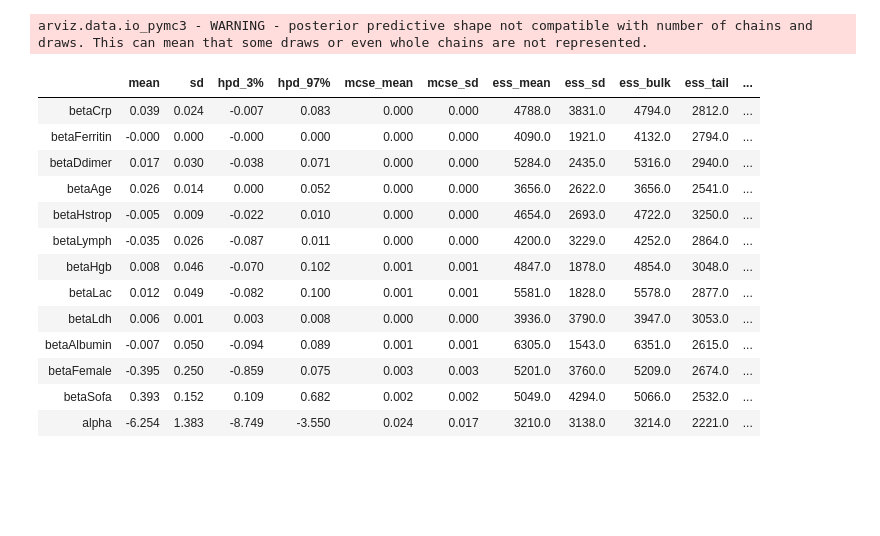
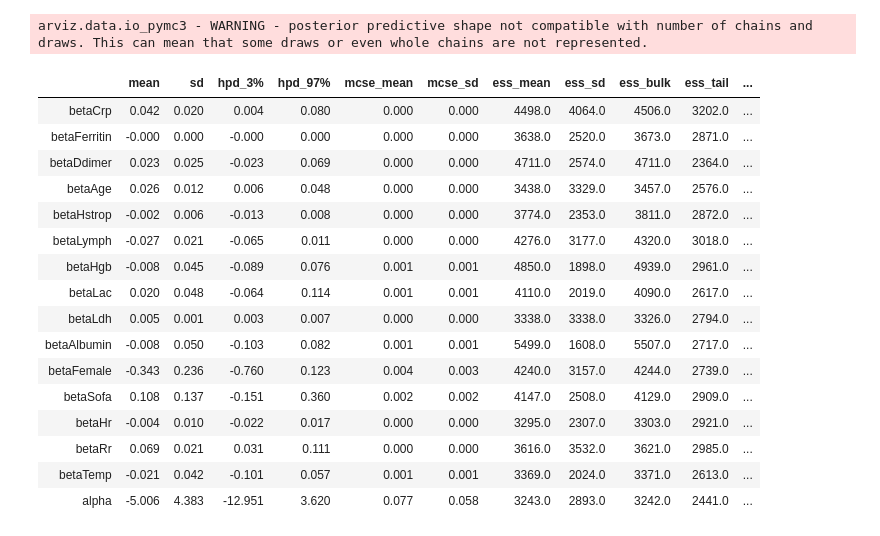
Before and after one commit to jburke5/edCovidRiskPrediction, a Jupyter notebook: buildModelFromUMDataNotebook.ipynb, the cells around one changed output. Saved outputs shown, nothing was run; the diff lists cells and outputs as text; code cells hidden in the pictures; blank space fills up the shorter version.

```diff
--- a/buildModelFromUMDataNotebook.ipynb
+++ b/buildModelFromUMDataNotebook.ipynb
@@ -100,7 +120,8 @@ imputedData = mice.MICEData(rawData)
 
 for var in ['AGE_AT_VISIT_YRS', 'female', 'TRIAGE_SBP', 'TRIAGE_DBP', 'ED_LAB_CRP', 'ED_LAB_DDIMER',
             'ED_LAB_FERRITIN', 'ED_LAB_CBC_PLT', 'ED_LAB_CMP_CR', 'ED_LAB_CMP_TBILI', 'ED_LAB_HSTROP0',
-            'ED_LAB_IL6', 'ED_LAB_CBC_LYM', 'ED_LAB_CBC_HGB', 'ED_LAB_VBG_LAC', 'ED_LAB_LDH', 'ED_LAB_CMP_ALB']:
+            'ED_LAB_IL6', 'ED_LAB_CBC_LYM', 'ED_LAB_CBC_HGB', 'ED_LAB_VBG_LAC', 'ED_LAB_LDH', 'ED_LAB_CMP_ALB',
+            'TRIAGE_HR', 'TRIAGE_RR',  'TRIAGE_TEMP']:
     imputedData.set_imputer(var, formula=ols_formula(rawData, var))
 
 imputedData.update_all(20)
@@ -114,7 +135,8 @@ cleanedData.rename(columns={'AGE_AT_VISIT_YRS' : 'age', 'TRIAGE_SBP' : 'sbp', 'T
                             'ED_LAB_CMP_TBILI' : 'tbili', 'ED_LAB_HSTROP0' : 'hsTrop',
                             'ED_LAB_IL6' : 'il6', 'ED_LAB_CBC_LYM' : 'lymph',
                             'ED_LAB_CBC_HGB': 'hgb', 'ED_LAB_VBG_LAC':'lac', 'ED_LAB_LDH':'ldh',
-                            'ED_LAB_CMP_ALB': 'albumin'}, inplace=True)
+                            'ED_LAB_CMP_ALB': 'albumin', 'TRIAGE_HR':'hr',
+                           'TRIAGE_RR':'rr', 'TRIAGE_TEMP':'temp'}, inplace=True)
 # %%
 cleanedData
 # %% [output]
@@ -161,7 +183,7 @@ cleanedData['creatCat'] = pd.cut(cleanedData.creatinine, [0, 1.19, 1.99, 3.49, 4
 cleanedData['sofa'] = cleanedData.sofa + cleanedData.creatCat
 # %%
 modelData = cleanedData[['age', 'female', 'crp','dDimer', 'ferritin', 'hsTrop','icu', 'sofa',
-                         'lymph', 'hgb', 'lac', 'ldh', 'albumin']]
+                         'lymph', 'hgb', 'lac', 'ldh', 'albumin', 'hr', 'rr', 'temp']]
 # %%
 modelData.head()
 # %% [output]
@@ -182,7 +204,7 @@ import pymc3 as pm
 def getBetaNameForLab(lab):
     return 'beta' + lab.capitalize()
 
-labs = ['crp', 'dDimer', 'ferritin', 'hsTrop', 'hgb', 'lac', 'ldh', 'albumin']
+labs = ['crp', 'dDimer', 'ferritin', 'hsTrop', 'hgb', 'lac', 'ldh', 'albumin', 'hr', 'rr', 'temp']
 
 with pm.Model() as logitICUWIthPriors:
     alpha = pm.Normal('alpha', mu=0, sd=10)
@@ -288,22 +315,25 @@ arviz.data.io_pymc3 - WARNING - posterior predictive shape not compatible with n
 # %%
 az.summary(trace_ICU, var_names=['betaCrp', 'betaFerritin', 'betaDdimer', 'betaAge', 'betaHstrop',
                                       'betaLymph', 'betaHgb', 'betaLac', 'betaLdh', 'betaAlbumin',
-                                      'betaFemale', 'betaSofa', 'alpha' ])
+                                      'betaFemale', 'betaSofa', 'betaHr', 'betaRr', 'betaTemp','alpha' ])
 # %% [output]
 |  | mean | sd | hpd_3% | hpd_97% | mcse_mean | mcse_sd | ess_mean | ess_sd | ess_bulk | ess_tail | ... |
-| betaCrp | 0.039 | 0.024 | -0.007 | 0.083 | 0.000 | 0.000 | 4788.0 | 3831.0 | 4794.0 | 2812.0 | ... |
-| betaFerritin | -0.000 | 0.000 | -0.000 | 0.000 | 0.000 | 0.000 | 4090.0 | 1921.0 | 4132.0 | 2794.0 | ... |
-| betaDdimer | 0.017 | 0.030 | -0.038 | 0.071 | 0.000 | 0.000 | 5284.0 | 2435.0 | 5316.0 | 2940.0 | ... |
-| betaAge | 0.026 | 0.014 | 0.000 | 0.052 | 0.000 | 0.000 | 3656.0 | 2622.0 | 3656.0 | 2541.0 | ... |
-| betaHstrop | -0.005 | 0.009 | -0.022 | 0.010 | 0.000 | 0.000 | 4654.0 | 2693.0 | 4722.0 | 3250.0 | ... |
-| betaLymph | -0.035 | 0.026 | -0.087 | 0.011 | 0.000 | 0.000 | 4200.0 | 3229.0 | 4252.0 | 2864.0 | ... |
-| betaHgb | 0.008 | 0.046 | -0.070 | 0.102 | 0.001 | 0.001 | 4847.0 | 1878.0 | 4854.0 | 3048.0 | ... |
-| betaLac | 0.012 | 0.049 | -0.082 | 0.100 | 0.001 | 0.001 | 5581.0 | 1828.0 | 5578.0 | 2877.0 | ... |
-| betaLdh | 0.006 | 0.001 | 0.003 | 0.008 | 0.000 | 0.000 | 3936.0 | 3790.0 | 3947.0 | 3053.0 | ... |
-| betaAlbumin | -0.007 | 0.050 | -0.094 | 0.089 | 0.001 | 0.001 | 6305.0 | 1543.0 | 6351.0 | 2615.0 | ... |
-| betaFemale | -0.395 | 0.250 | -0.859 | 0.075 | 0.003 | 0.003 | 5201.0 | 3760.0 | 5209.0 | 2674.0 | ... |
-| betaSofa | 0.393 | 0.152 | 0.109 | 0.682 | 0.002 | 0.002 | 5049.0 | 4294.0 | 5066.0 | 2532.0 | ... |
-| alpha | -6.254 | 1.383 | -8.749 | -3.550 | 0.024 | 0.017 | 3210.0 | 3138.0 | 3214.0 | 2221.0 | ... |
+| betaCrp | 0.042 | 0.020 | 0.004 | 0.080 | 0.000 | 0.000 | 4498.0 | 4064.0 | 4506.0 | 3202.0 | ... |
+| betaFerritin | -0.000 | 0.000 | -0.000 | 0.000 | 0.000 | 0.000 | 3638.0 | 2520.0 | 3673.0 | 2871.0 | ... |
+| betaDdimer | 0.023 | 0.025 | -0.023 | 0.069 | 0.000 | 0.000 | 4711.0 | 2574.0 | 4711.0 | 2364.0 | ... |
+| betaAge | 0.026 | 0.012 | 0.006 | 0.048 | 0.000 | 0.000 | 3438.0 | 3329.0 | 3457.0 | 2576.0 | ... |
+| betaHstrop | -0.002 | 0.006 | -0.013 | 0.008 | 0.000 | 0.000 | 3774.0 | 2353.0 | 3811.0 | 2872.0 | ... |
+| betaLymph | -0.027 | 0.021 | -0.065 | 0.011 | 0.000 | 0.000 | 4276.0 | 3177.0 | 4320.0 | 3018.0 | ... |
+| betaHgb | -0.008 | 0.045 | -0.089 | 0.076 | 0.001 | 0.001 | 4850.0 | 1898.0 | 4939.0 | 2961.0 | ... |
+| betaLac | 0.020 | 0.048 | -0.064 | 0.114 | 0.001 | 0.001 | 4110.0 | 2019.0 | 4090.0 | 2617.0 | ... |
+| betaLdh | 0.005 | 0.001 | 0.003 | 0.007 | 0.000 | 0.000 | 3338.0 | 3338.0 | 3326.0 | 2794.0 | ... |
+| betaAlbumin | -0.008 | 0.050 | -0.103 | 0.082 | 0.001 | 0.001 | 5499.0 | 1608.0 | 5507.0 | 2717.0 | ... |
+| betaFemale | -0.343 | 0.236 | -0.760 | 0.123 | 0.004 | 0.003 | 4240.0 | 3157.0 | 4244.0 | 2739.0 | ... |
+| betaSofa | 0.108 | 0.137 | -0.151 | 0.360 | 0.002 | 0.002 | 4147.0 | 2508.0 | 4129.0 | 2909.0 | ... |
+| betaHr | -0.004 | 0.010 | -0.022 | 0.017 | 0.000 | 0.000 | 3295.0 | 2307.0 | 3303.0 | 2921.0 | ... |
+| betaRr | 0.069 | 0.021 | 0.031 | 0.111 | 0.000 | 0.000 | 3616.0 | 3532.0 | 3621.0 | 2985.0 | ... |
+| betaTemp | -0.021 | 0.042 | -0.101 | 0.057 | 0.001 | 0.001 | 3369.0 | 2024.0 | 3371.0 | 2613.0 | ... |
+| alpha | -5.006 | 4.383 | -12.951 | 3.620 | 0.077 | 0.058 | 3243.0 | 2893.0 | 3242.0 | 2441.0 | ... |
 # %%
 az.plot_trace(trace_ICU, var_names=['betaCrp', 'betaFerritin', 'betaDdimer', 'betaAge', 'betaHstrop',
                                       'betaLymph', 'betaHgb', 'betaLac', 'betaLdh', 'betaAlbumin',
```
Also changed, not shown: parts of 23 cells of this notebook, 17 other files.
